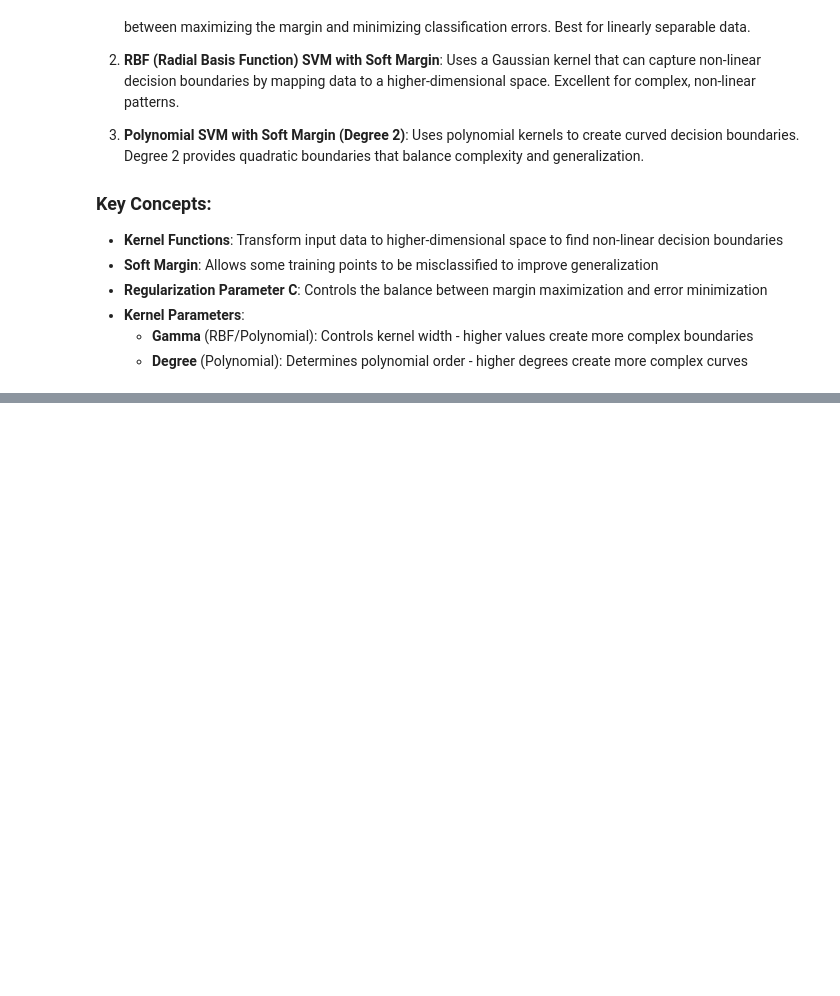
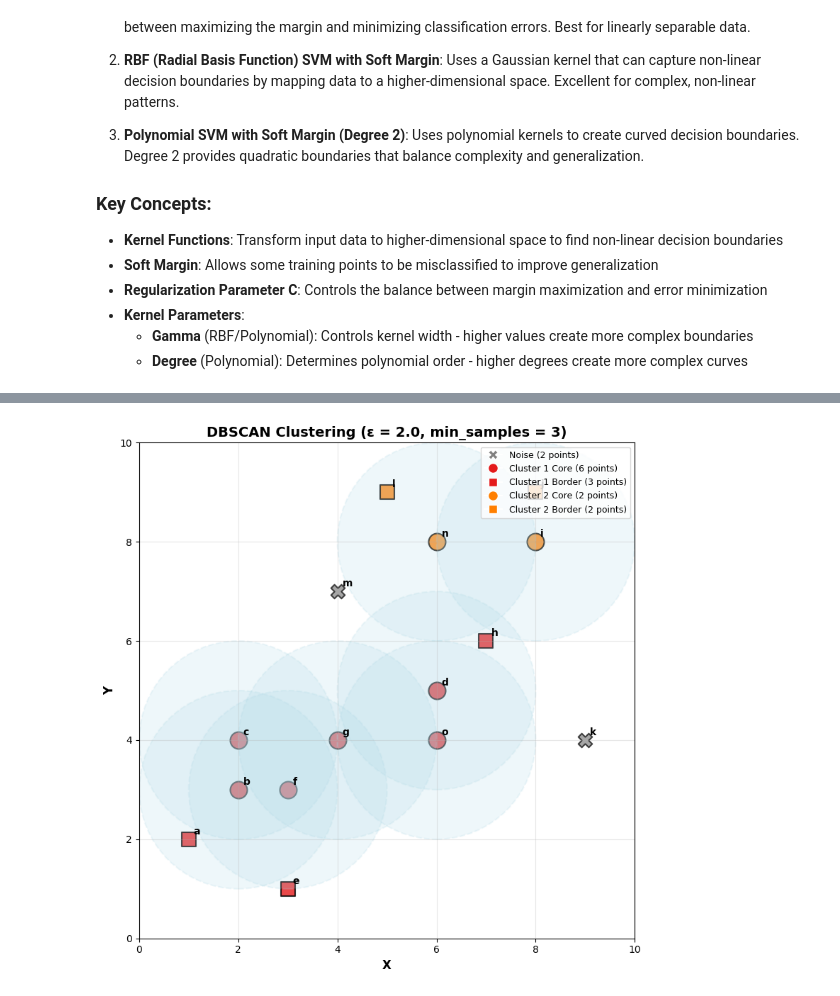
Before and after one commit to davidwkk/CSCI3230, a Jupyter notebook: ASM/ASM2/ASM2.ipynb, the cells around one changed output, grey strips where cells are left out. Drawn from its saved outputs; the diff is of its cells as text; code cells hidden in the pictures; blank space fills up the shorter version.

```diff
--- a/ASM/ASM2/ASM2.ipynb
+++ b/ASM/ASM2/ASM2.ipynb
@@ -592,0 +872,69 @@ Total test samples: 49
+# %%
+# Visualization of DBSCAN results
+fig, ax1 = plt.subplots(1, 1, figsize=(12, 8))
+
+# Plot DBSCAN clustering results
+colors = plt.cm.Set1(np.linspace(0, 1, n_clusters + 1))
+noise_color = 'gray'
+
+for i, (name, coord) in enumerate(points.items()):
+    cluster_id = cluster_labels[i]
+    is_core = i in dbscan.core_sample_indices_
+
+    if cluster_id == -1:  # Noise point
+        color = noise_color
+        marker = 'X'
+        size = 200
+        alpha = 0.7
+    else:  # Cluster point
+        color = colors[cluster_id]
+        marker = 'o' if is_core else 's'
+        size = 300 if is_core else 200
+        alpha = 0.8
+
+    ax1.scatter(coord[0], coord[1], c=color, marker=marker, s=size,
+                alpha=alpha, edgecolors='black', linewidths=1.5)
+    ax1.annotate(name, (coord[0], coord[1]), xytext=(5, 5),
+                textcoords='offset points', fontsize=10, fontweight='bold')
+
+# Draw epsilon circles around core points
+for i in dbscan.core_sample_indices_:
+    coord = point_coords[i]
+    circle = plt.Circle(coord, eps, color='lightblue', alpha=0.2,
+                       linestyle='--', linewidth=1.5, fill=True)
+    ax1.add_patch(circle)
+
+ax1.set_xlabel('X', fontsize=12, fontweight='bold')
+ax1.set_ylabel('Y', fontsize=12, fontweight='bold')
+ax1.set_title(f'DBSCAN Clustering (ε = {eps}, min_samples = {min_samples})',
+              fontsize=14, fontweight='bold')
+ax1.grid(True, alpha=0.3)
+ax1.set_xlim(0, 10)
+ax1.set_ylim(0, 10)
+ax1.set_aspect('equal')
+
+# Create legend
+legend_elements = []
+for cluster_id in sorted(set(cluster_labels)):
+    if cluster_id == -1:
+        legend_elements.append(plt.Line2D([0], [0], marker='X', color='w',
+                                         markerfacecolor=noise_color, markersize=10,
+                                         label=f'Noise ({n_noise} points)'))
+    else:
+        cluster_points = [point_names[i] for i, label in enumerate(cluster_labels) if label == cluster_id]
+        core_points = [point_names[i] for i in dbscan.core_sample_indices_ if cluster_labels[i] == cluster_id]
+        border_points = [p for p in cluster_points if p not in core_points]
+
+        legend_elements.append(plt.Line2D([0], [0], marker='o', color='w',
+                                         markerfacecolor=colors[cluster_id], markersize=10,
+                                         label=f'Cluster {cluster_id + 1} Core ({len(core_points)} points)'))
+        if border_points:
+            legend_elements.append(plt.Line2D([0], [0], marker='s', color='w',
+                                             markerfacecolor=colors[cluster_id], markersize=8,
+                                             label=f'Cluster {cluster_id + 1} Border ({len(border_points)} points)'))
+
+ax1.legend(handles=legend_elements, loc='upper right', fontsize=9)
+plt.tight_layout()
+plt.show()
+# %% [output]
+[figure, added]
```
Also changed, not shown: parts of 10 cells of this notebook.
